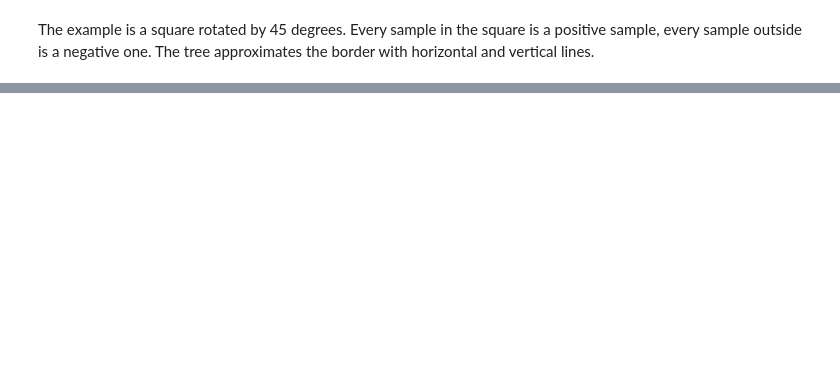
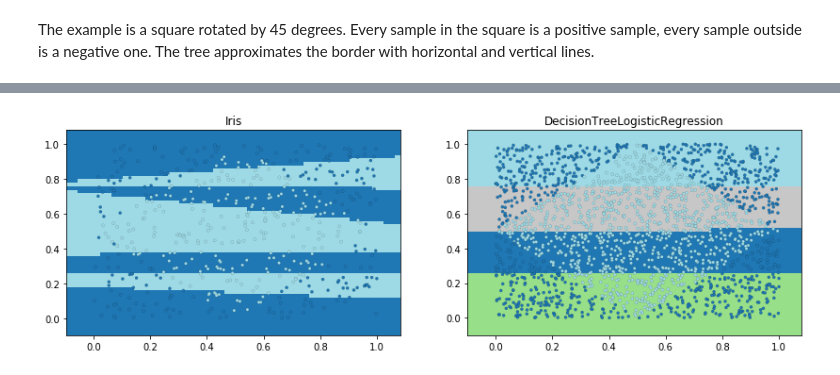
Before and after one commit to sdpython/mlinsights, a Jupyter notebook: _doc/notebooks/sklearn/decision_tree_logreg.ipynb, the cells around one changed output, grey strips where cells are left out. Cells and saved outputs as stored; diff of their text form; code cells hidden in the pictures; blank space fills up the shorter version.

```diff
--- a/_doc/notebooks/sklearn/decision_tree_logreg.ipynb
+++ b/_doc/notebooks/sklearn/decision_tree_logreg.ipynb
@@ -175,0 +241,9 @@ ax[0].set_ylim([0, 1]);
+# %%
+fig, ax = plt.subplots(1, 2, figsize=(14,4))
+draw_border(dtlr, X_test, y_test, border=False, ax=ax[0])
+ax[0].set_title("Iris")
+draw_border(dtlr, X, y, border=False, ax=ax[1],
+            fct=lambda m, x: predict_leaves(m, x))
+ax[1].set_title("DecisionTreeLogisticRegression");
+# %% [output]
+[figure, added]
```
Also changed, not shown: parts of 8 cells of this notebook, 4 other files.
